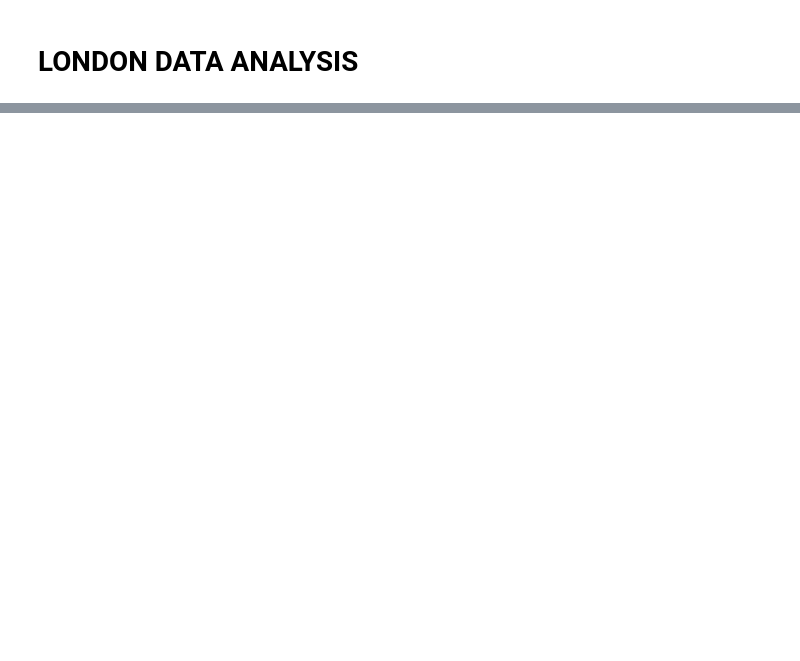
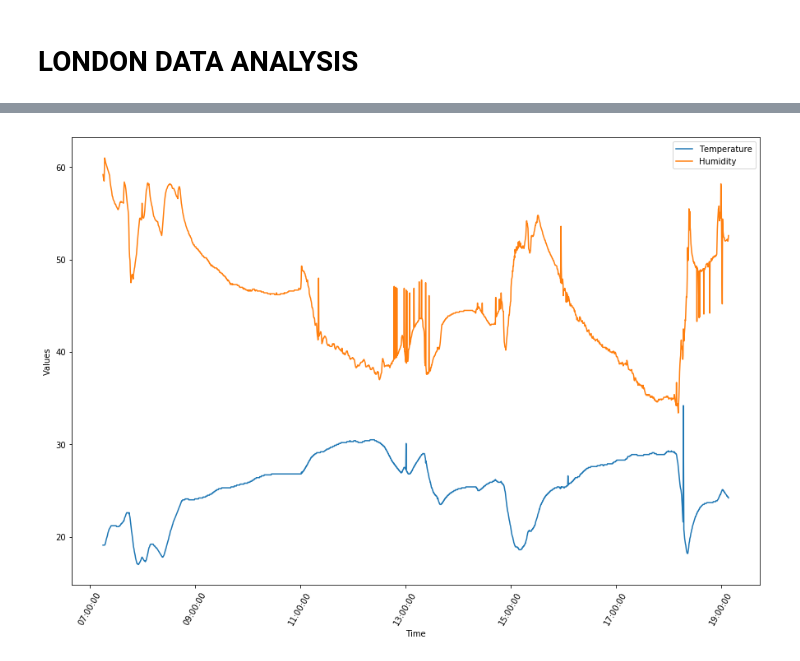
Before and after one commit to MihaiVisu/HonoursProject, a Jupyter notebook: notebooks/london_data_analysis.ipynb, the cells around one changed output, grey strips where cells are left out. Saved outputs shown, nothing was run; the diff lists cells and outputs as text; code cells hidden in the pictures; blank space fills up the shorter version.

```diff
--- a/notebooks/london_data_analysis.ipynb
+++ b/notebooks/london_data_analysis.ipynb
@@ -59,0 +95,9 @@ filtered_data = data[data['temperature'] != "None"]
+# %%
+filtered_temps = filtered_data[(filtered_data['temperature'] > "15") & (filtered_data['temperature'] < "35")]
+
+plot_data([
+    (filtered_temps, 'temperature', 'Temperature'),
+    (filtered_temps, 'humidity', 'Humidity')
+])
+# %% [output]
+[figure, added]
```
Also changed, not shown: parts of 14 cells of this notebook, 3 other files.
